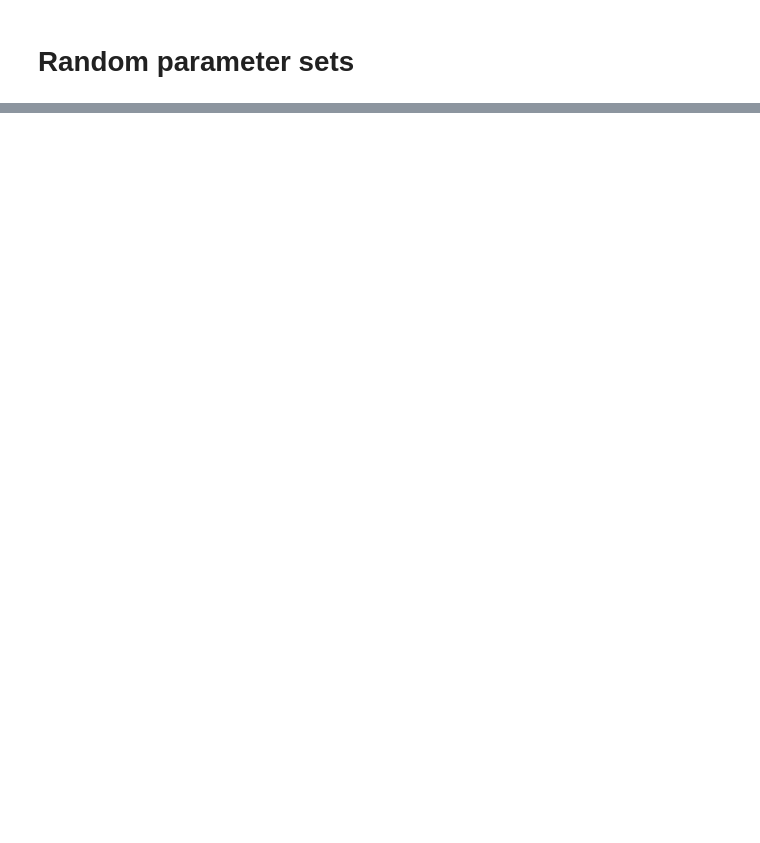
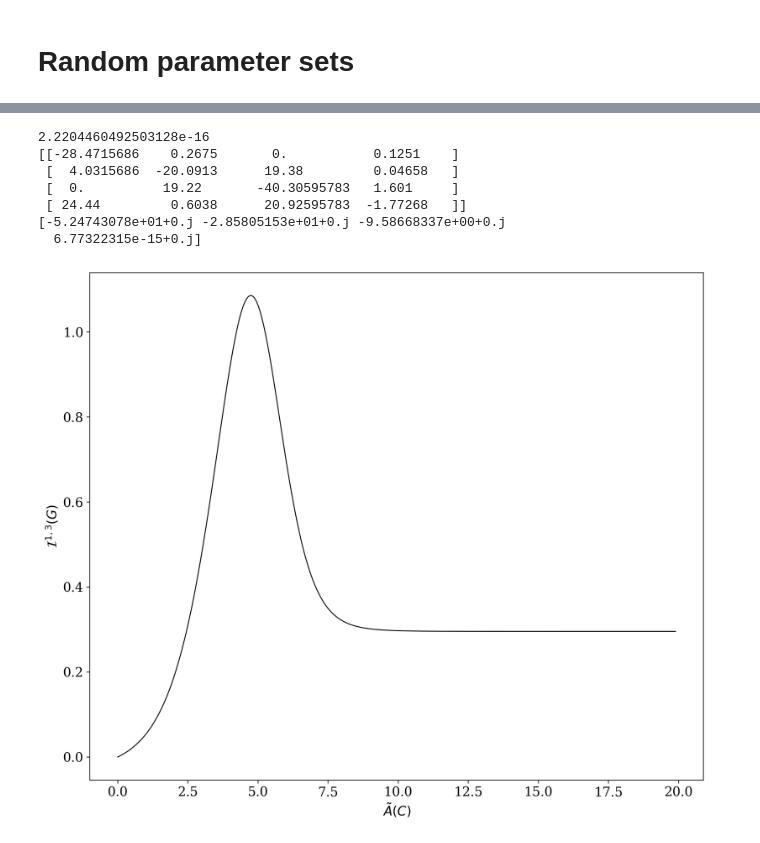
Before and after one commit to sjhaque14/steinberg-signature, a Jupyter notebook: k4'_analytical.ipynb, the cells around one changed output, grey strips where cells are left out. Drawn from its saved outputs; the diff is of its cells as text; code cells hidden in the pictures; blank space fills up the shorter version.

```diff
--- a/k4'_analytical.ipynb
+++ b/k4'_analytical.ipynb
@@ -456,0 +444,70 @@ plt.show()
+# %%
+k12 = 4.031568597391051
+k24 = 0.6038
+k41 = 0.1251
+k23 = 19.22
+k34 = 20.92595782981535
+k42 = 0.04658
+k21 = 0.2675
+k14 = 24.44
+k32 = 19.38
+k43 = 1.601
+
+labels_f2 = [[k12, k24, k41], [k23, k34, k42]]
+labels_r2 = [[k21, k42, k14], [k32, k43, k24]]
+# %%
+aff = np.abs(np.log(np.prod(labels_f2)/np.prod(labels_r2)))
+print(aff)
+
+lap = lap_k4_2cycle(labels_f2,labels_r2)
+print(lap)
+
+lambdas, w_i, z_i = spectrum_any(lap)
+print(lambdas)
+
+signal = [3,5,7,9]
+alpha, beta  = 1, 3
+
+N = 2000
+affinities = np.empty(N, dtype=float)
+areas = np.empty(N)
+eigvals_all_r = np.zeros((N, 4), dtype=float)
+eigvals_all_c = np.zeros((N, 4), dtype=float)
+
+# perturb edge k41
+cycle_idx = 0
+edge_idx = 2
+perturb_edge = labels_f2[cycle_idx][edge_idx]
+perturb_edge
+
+for i in tqdm(range(0,N)):
+
+    labels_f2[cycle_idx][edge_idx] = perturb_edge
+
+    lap = lap_k4_2cycle(labels_f2, labels_r2)
+
+    aff = np.abs(np.log(np.prod(labels_f2)/np.prod(labels_r2)))
+    affinities[i] = aff
+
+    areas[i] = np.abs(steinberg_analytical_area(signal,lap,alpha=1,beta=3))
+
+    lambdas, w_i, z_i = spectrum_any(lap)
+    eigvals_all_r[i, :] = np.sort(lambdas.real)
+    eigvals_all_c[i, :] = np.sort(lambdas.imag)
+
+    perturb_edge *= 1.01
+
+# Steinberg curve plot
+plt.plot(np.abs(affinities),areas,label=r'$\mathcal{I}^{1,3}(G)$',linewidth=1, color= 'black')
+plt.xlabel(r"$\tilde{A}(C)$")
+plt.ylabel(r"$\mathcal{I}^{1,3}(G)$")
+plt.show()
+# %% [output]
+2.2204460492503128e-16
+[[-28.4715686    0.2675       0.           0.1251    ]
+ [  4.0315686  -20.0913      19.38         0.04658   ]
+ [  0.          19.22       -40.30595783   1.601     ]
+ [ 24.44         0.6038      20.92595783  -1.77268   ]]
+[-5.24743078e+01+0.j -2.85805153e+01+0.j -9.58668337e+00+0.j
+  6.77322315e-15+0.j]
+[figure, added]
```
Also changed, not shown: parts of 31 cells of this notebook.
